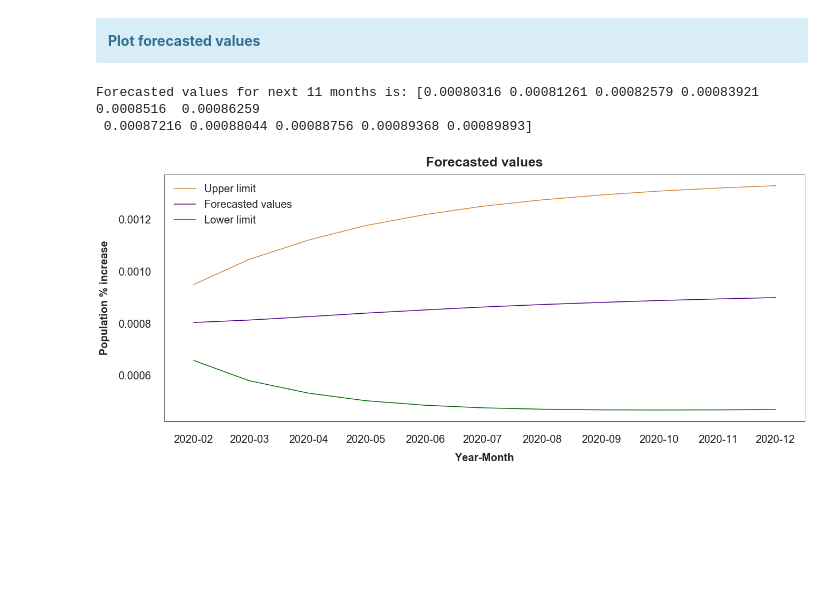
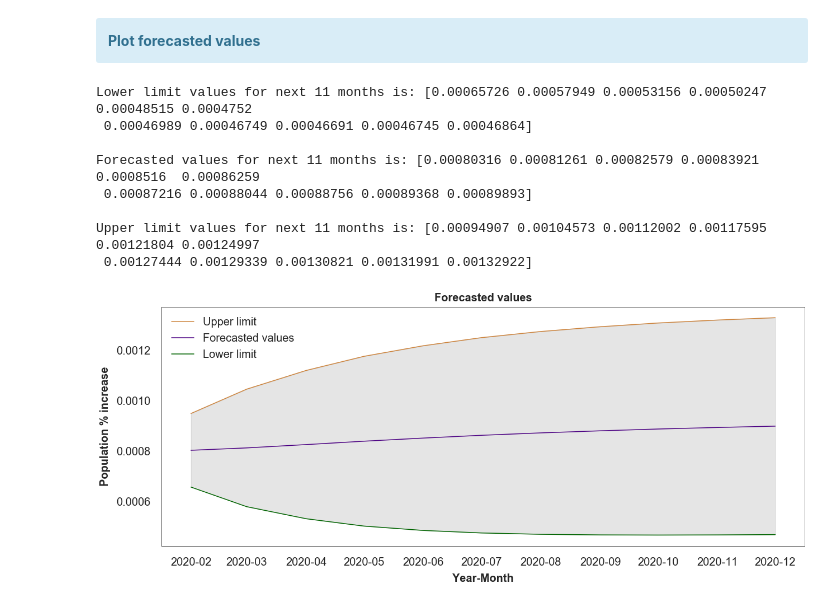
Before and after one commit to Pedro-Ivo/Population_Time_Series, a Jupyter notebook: United States population growth.ipynb, the cells around one changed output. Saved outputs shown, nothing was run; the diff lists cells and outputs as text; code cells hidden in the pictures; blank space fills up the shorter version.

```diff
--- a/United States population growth.ipynb
+++ b/United States population growth.ipynb
@@ -80,14 +80,14 @@ year = int(input('Type the year you want to plot from 1959 to 2019: '))
 if year > 1958 and year < 2020:
     plt.figure(figsize = (20,10))
     plt.rc('font', weight = 'normal')
-    plt.title('Population growth on year %.0f' % year, weight = 'bold', fontsize = 25, pad = 15)
+    plt.title('Population growth on year %.0f' % year, weight = 'bold', fontsize = 20, pad = 10)
     plt.xlabel('Year-Month', weight = 'bold', fontsize = 20, labelpad = 15)
     plt.ylabel('Population', weight = 'bold', fontsize = 20,  labelpad = 15)
     plt.xticks(fontsize = 20)
     plt.yticks(fontsize = 20)
-    plt.tick_params(axis = 'both', pad = 15, size = 10)
+    plt.tick_params(axis = 'both', pad = 10, size = 10)
     plt.tight_layout()
-    plt.rc('font', size = 15)
+    plt.rc('font', size = 10)
     dfyear1 = df[df.index.year == year]
     plt.plot(dfyear1, color = 'darkblue')
     plt.show()
@@ -155,12 +155,12 @@ pct_fix = pct._get_numeric_data().dropna()
 plt.figure(figsize = (20,10))
 plt.xticks(fontsize = 20)
 plt.yticks(fontsize = 20)
-plt.tick_params(axis = 'both', pad = 15, size = 10)
+plt.tick_params(axis = 'both', pad = 10, size = 10)
 plt.tight_layout()
-plt.rc('font', size = 15)
+plt.rc('font', size = 10)
 ax = sns.distplot(pct_fix, bins = 10, color = 'black', kde = True, hist = True)
 ax.set_title('Distribution of population growth', weight = 'bold', fontsize = 20, pad = 10)
-ax.set_xlabel('% Chance', weight = 'bold', fontsize = 20, labelpad = 20)
+ax.set_xlabel('% Change', weight = 'bold', fontsize = 20, labelpad = 20)
 ax.set_ylabel('Population growth', weight = 'bold', fontsize = 20, labelpad = 20)
 ax.tick_params(labelsize = 20, length = 10)
 start, end = plt.ylim()
@@ -306,8 +306,8 @@ forecast = model_fit.forecast(11)[0]
 
 #Confidence intervals array - Can't make to 1d array
 conf = model_fit.forecast(11)[2]
-lower_conf = np.hsplit(model_fit.forecast(11)[2], 2)[0].reshape(11,1)
-upper_conf = np.hsplit(model_fit.forecast(11)[2], 2)[1].reshape(11,1)
+lower_conf = np.hsplit(model_fit.forecast(11)[2], 2)[0].reshape(11,1).flatten()
+upper_conf = np.hsplit(model_fit.forecast(11)[2], 2)[1].reshape(11,1).flatten()
 
 #Show Arima Results
 print(model_fit.summary())
@@ -335,14 +335,14 @@ MA.1           35.6589           +0.0000j           35.6589            0.0000
 </div>
 # %%
 plt.figure(figsize = (20,10))
-plt.title('Forecasted values', weight = 'bold', fontsize = 25, pad = 15)
-plt.xlabel('Year', weight = 'bold', fontsize = 20, labelpad = 15)
-plt.ylabel('Population % increase', weight = 'bold', fontsize = 20, labelpad = 15)
+plt.title('Forecasted values', weight = 'bold', fontsize = 20, pad = 10)
+plt.xlabel('Year', weight = 'bold', fontsize = 20, labelpad = 10)
+plt.ylabel('Population % increase', weight = 'bold', fontsize = 20, labelpad = 10)
 plt.xticks(fontsize = 20)
 plt.yticks(fontsize = 20)
-plt.tick_params(axis = 'both', pad = 15, size = 10)
-plt.tight_layout(pad = 5)
-plt.rc('font', size = 15)
+plt.tick_params(axis = 'both', pad = 10, size = 10)
+plt.tight_layout(pad = 10)
+plt.rc('font', size = 10)
 plt.rc('font', weight = 'normal')
 date = pd.date_range(start = '2020-01', end = '2020-12', freq = 'M')
 plt.plot(df.index[0:586], train, label = 'Original', color = 'lightgreen')
@@ -373,24 +373,35 @@ Forecasted date was: DatetimeIndex(['2020-02-01', '2020-03-01', '2020-04-01', '2
 <b>Plot forecasted values</b>
 </div>
 # %%
+print('Lower limit values for next 11 months is: %s' % lower_conf)
+print()
 print('Forecasted values for next 11 months is: %s' % forecast)
+print()
+print('Upper limit values for next 11 months is: %s' % upper_conf)
 
 plt.figure(figsize = (20,10))
-plt.title('Forecasted values', weight = 'bold', fontsize = 25, pad = 15)
-plt.xlabel('Year-Month', weight = 'bold', fontsize = 20, labelpad = 15)
-plt.ylabel('Population % increase', weight = 'bold', fontsize = 20, labelpad = 15)
+plt.title('Forecasted values', weight = 'bold', fontsize = 20, pad = 10)
+plt.xlabel('Year-Month', weight = 'bold', fontsize = 20, labelpad = 10)
+plt.ylabel('Population % increase', weight = 'bold', fontsize = 20, labelpad = 10)
 plt.xticks(fontsize = 20)
 plt.yticks(fontsize = 20)
-plt.tick_params(axis = 'both', pad = 15, size = 10)
-plt.tight_layout(pad = 5)
-plt.rc('font', size = 15)
+plt.tick_params(axis = 'both', pad = 10, size = 10)
+plt.tight_layout(pad = 10)
+plt.rc('font', size = 10)
 plt.rc('font', weight = 'normal')
 plt.plot(date_forecast, upper_conf, label = 'Upper limit', color = 'peru')
 plt.plot(date_forecast, forecast, label = 'Forecasted values', color = 'indigo')
 plt.plot(date_forecast, lower_conf, label = 'Lower limit', color = 'darkgreen')
+plt.fill_between(date_forecast, lower_conf, upper_conf, color = 'black', alpha = 0.1)
 plt.legend(loc = 'upper left', prop = {'size':20}, frameon = False)
 plt.show()
 # %% [output]
+Lower limit values for next 11 months is: [0.00065726 0.00057949 0.00053156 0.00050247 0.00048515 0.0004752
+ 0.00046989 0.00046749 0.00046691 0.00046745 0.00046864]
+
 Forecasted values for next 11 months is: [0.00080316 0.00081261 0.00082579 0.00083921 0.0008516  0.00086259
  0.00087216 0.00088044 0.00088756 0.00089368 0.00089893]
+
+Upper limit values for next 11 months is: [0.00094907 0.00104573 0.00112002 0.00117595 0.00121804 0.00124997
+ 0.00127444 0.00129339 0.00130821 0.00131991 0.00132922]
-[figure, old version]
+[figure, new version]
```
Also changed, not shown: parts of 7 cells of this notebook.
